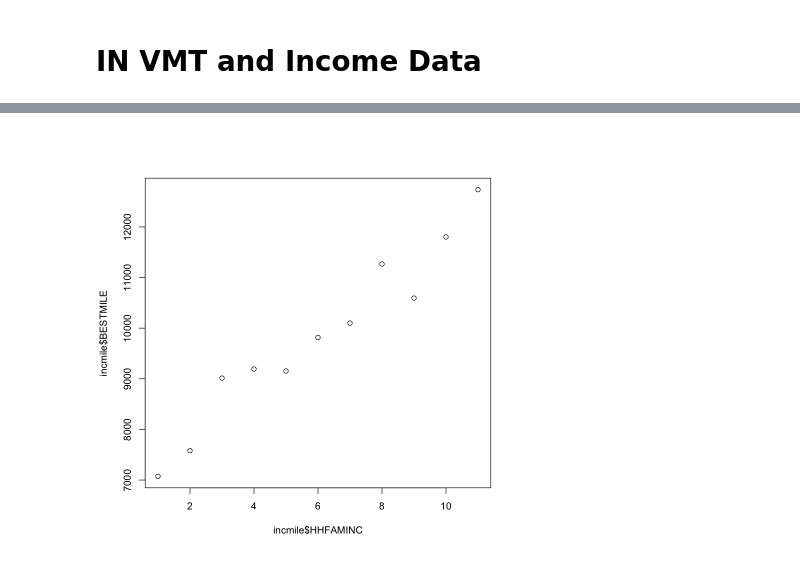
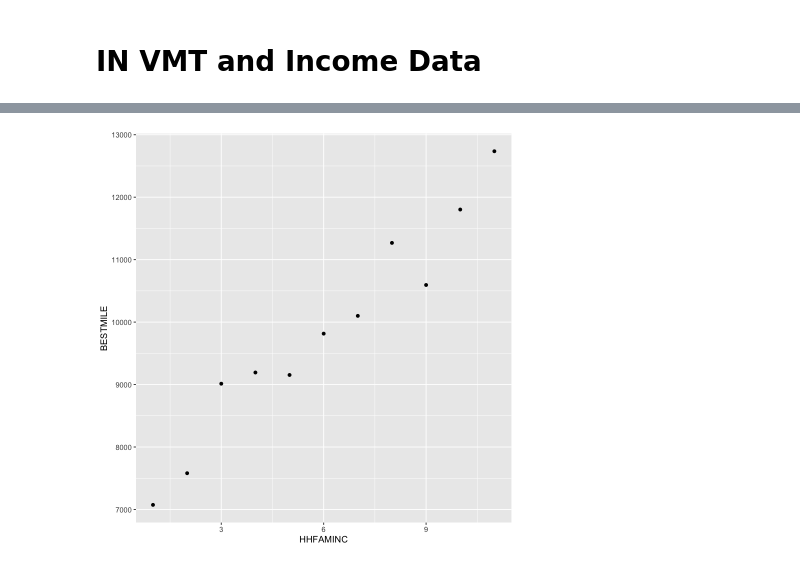
Before and after one commit to n-smalley/f606-Final-Project, a Jupyter notebook: datamanipulation-r.ipynb, the cells around one changed output, grey strips where cells are left out. Saved outputs shown, nothing was run; the diff lists cells and outputs as text; code cells hidden in the pictures.

```diff
--- a/datamanipulation-r.ipynb
+++ b/datamanipulation-r.ipynb
@@ -82,4 +46,4 @@ A data.frame: 11 x 3
 # %%
-plot(incmile$HHFAMINC,incmile$BESTMILE)
+ggplot(incmile, aes(HHFAMINC,BESTMILE)) + geom_point()
 # %% [output]
-[figure, old version]
+[figure, new version]
```
Also changed, not shown: parts of 4 cells of this notebook, 1 other file.
